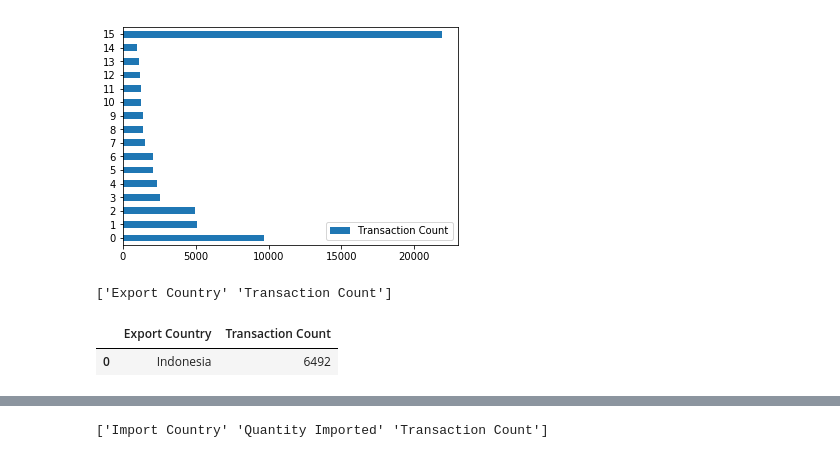
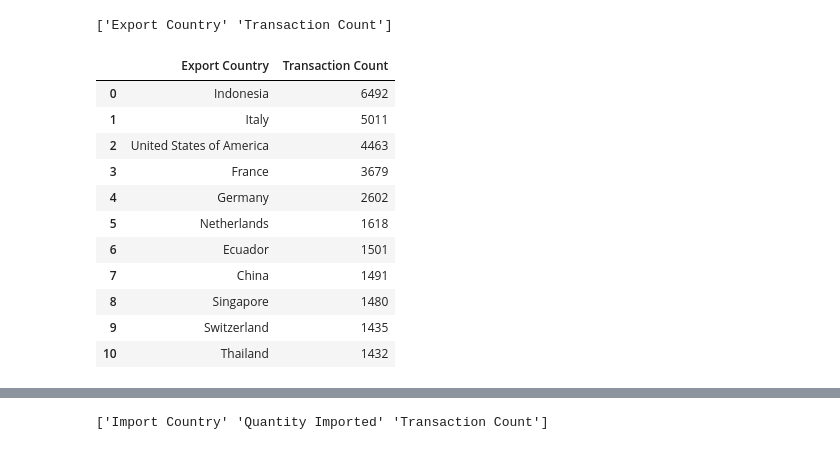
Before and after one commit to EliseLinker/wildlifeproject1, a Jupyter notebook: WP_Top10_Plots_JRE.ipynb, the cells around one changed output, grey strips where cells are left out. Cells and saved outputs as stored; diff of their text form; code cells hidden in the pictures.

```diff
--- a/WP_Top10_Plots_JRE.ipynb
+++ b/WP_Top10_Plots_JRE.ipynb
@@ -43,21 +55,23 @@ plt.show()
-# %%
-# and now as a horizontal bar chart
-
-importer_df.plot.barh(stacked=True)
-
-plt.show()
-# %% [output]
-[figure, removed]
 # %%
 # Simple Pie chart - Exporter File (by transaction count)
 csvpath = os.path.join(ExporterFile)
 exporter_df = pd.read_csv(csvpath)
 print(exporter_df.columns.get_values())
-exporter_df.head(1)
+exporter_df.head(11)
 # %% [output]
 ['Export Country' 'Transaction Count']
 |  | Export Country | Transaction Count |
 | 0 | Indonesia | 6492 |
+| 1 | Italy | 5011 |
+| 2 | United States of America | 4463 |
+| 3 | France | 3679 |
+| 4 | Germany | 2602 |
+| 5 | Netherlands | 1618 |
+| 6 | Ecuador | 1501 |
+| 7 | China | 1491 |
+| 8 | Singapore | 1480 |
+| 9 | Switzerland | 1435 |
+| 10 | Thailand | 1432 |
 # %%
 # Export by Trans Count pie chart time!
 
```
Also changed, not shown: parts of 9 cells of this notebook.
